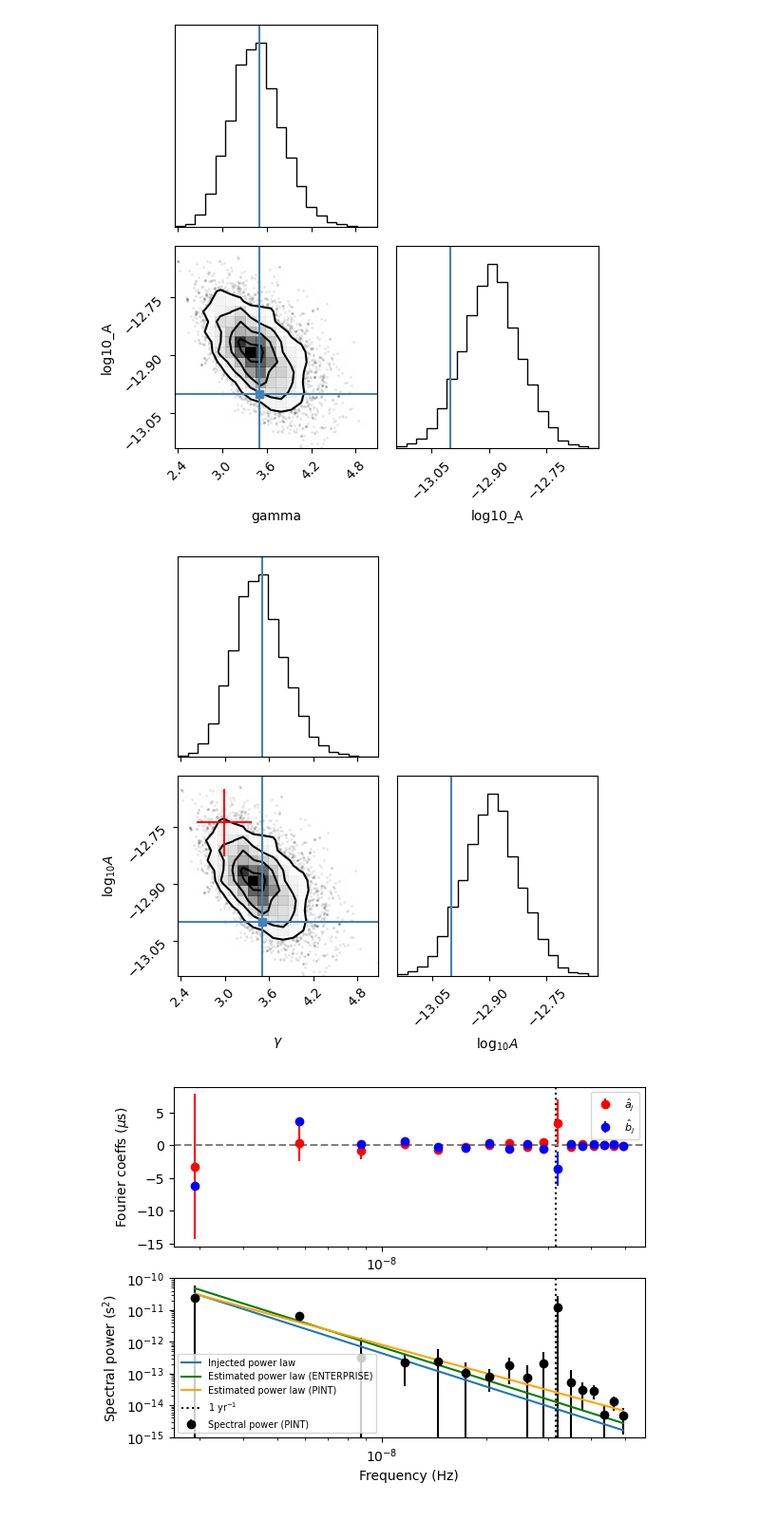
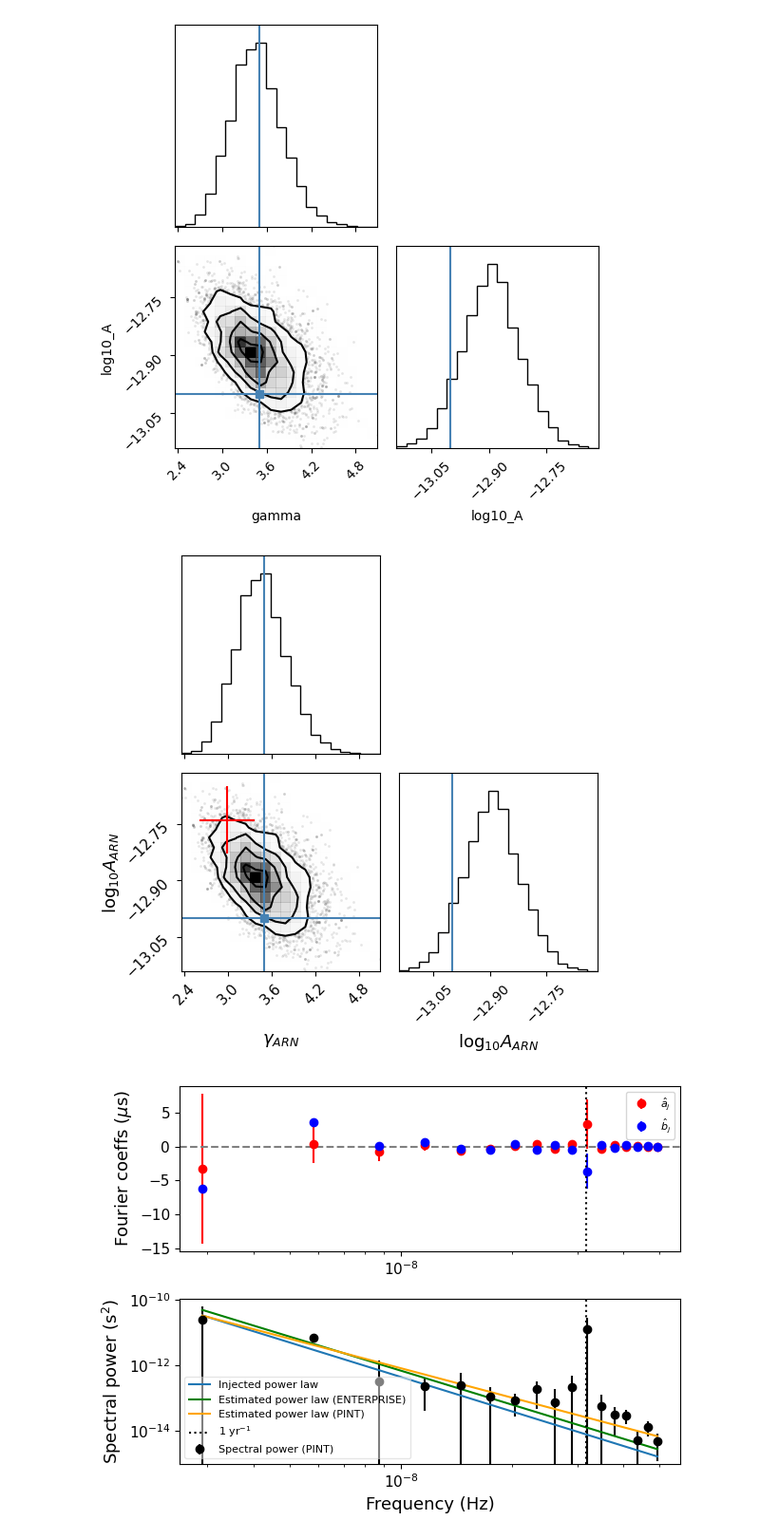
Before and after one commit to abhisrkckl/pint-noise, a Jupyter notebook: sim3-red-noise/Sim3-analysis.ipynb, the cells around one changed output. Shown: that part at 95% size. Drawn from its saved outputs; the diff is of its cells as text; code cells hidden in the pictures.

```diff
--- a/sim3-red-noise/Sim3-analysis.ipynb
+++ b/sim3-red-noise/Sim3-analysis.ipynb
@@ -223,11 +223,11 @@ gamma_e, log10_A_e = np.median(burned_chain, axis=0)
 m_ent = deepcopy(m_plrn)
 m_ent.TNREDAMP.value = log10_A_e
 m_ent.TNREDGAM.value = gamma_e
-P_ent = m_ent.components["PLRedNoise"].get_noise_weights(t)
+P_ent = m_ent.components["PLRedNoise"].get_noise_weights(t)[::2]
 # %%
 fig = corner.corner(
     burned_chain,
-    labels=["$\\gamma$", "$\\log_{10} A$"],
+    labels=["$\\gamma_{ARN}$", "$\\log_{10} A_{ARN}$"],
     truths=[m_plrn.TNREDGAM.value, m_plrn.TNREDAMP.value],
     label_kwargs={"fontsize":13}
 )
@@ -236,41 +236,46 @@ plt.subplot(223)
 plt.errorbar([m_pint_1.TNREDGAM.value], [m_pint_1.TNREDAMP.value],
              xerr=[m_pint_1.TNREDGAM.uncertainty_value], yerr=[m_pint_1.TNREDAMP.uncertainty_value],
              color="red")
+plt.tick_params(axis="both", labelsize=11)
 
 plt.tight_layout()
 
 plt.savefig("sim3-param.pdf")
 # %% [output]
-[figure, old version]
+[figure, new version]
 # %%
 f0 = (1/Tspan).to_value("Hz")
 fyr = (1 / u.year).to_value("Hz")
 
 plt.subplot(211)
 plt.errorbar(idxs*f0, b*1e6, db*1e6, ls="", marker="o", label="$\\hat{a}_j$", color="red")
 plt.errorbar(idxs*f0, a*1e6, da*1e6, ls="", marker="o", label="$\\hat{b}_j$", color="blue")
 plt.axvline(fyr, color="black", ls="dotted")
 plt.axhline(0, color="grey", ls="--")
-plt.ylabel("Fourier coeffs ($\mu$s)")
+plt.ylabel("Fourier coeffs ($\mu$s)", fontsize=13)
 plt.xscale("log")
 plt.legend(fontsize=8)
+plt.tick_params(axis="both", labelsize=11)
 
 plt.subplot(212)
 plt.errorbar(idxs*f0, P, dP, ls="", marker="o", label="Spectral power (PINT)", color="k")
-plt.plot(idxs*f0, P_plrn[::2][:nharm_opt], label="Injected power law")
-plt.plot(idxs*f0, P_ent[::2][:nharm_opt], label="Estimated power law (ENTERPRISE)", color="green")
-plt.plot(idxs*f0, P_pint_1[::2][:nharm_opt], label="Estimated power law (PINT)", color="orange")
+plt.plot(idxs*f0, P_plrn[:nharm_opt], label="Injected power law")
+plt.plot(idxs*f0, P_ent[:nharm_opt], label="Estimated power law (ENTERPRISE)", color="green")
+plt.plot(idxs*f0, P_pint_1[:nharm_opt], label="Estimated power law (PINT)", color="orange")
 # plt.plot(idxs*f0, P_pint_0[::2][:nharm_opt], label="Estimated power law (PINT)", color="violet")
 plt.axvline(fyr, color="black", ls="dotted", label="1 yr$^{-1}$")
 plt.xscale("log")
 plt.yscale("log")
-plt.ylabel("Spectral power (s$^2$)")
-plt.xlabel("Frequency (Hz)")
-plt.legend(fontsize=7)
+plt.ylabel("Spectral power (s$^2$)", fontsize=13)
+plt.xlabel("Frequency (Hz)", fontsize=13)
+plt.legend(fontsize=8, framealpha=0.5)
+plt.tick_params(axis="both", labelsize=11)
+
+plt.tight_layout()
 
 plt.savefig("sim3-spec.pdf")
 # %% [output]
-[figure, old version]
+[figure, new version]
 # %%
 plt.figure(figsize=(7, 4))
 plt.errorbar(ftr.toas.get_mjds(), ftr.resids.time_resids.to("us"), ftr.resids.get_data_error().to("us"), ls="", marker="+")
```
Also changed, not shown: parts of 1 cell of this notebook, 4 other files.
